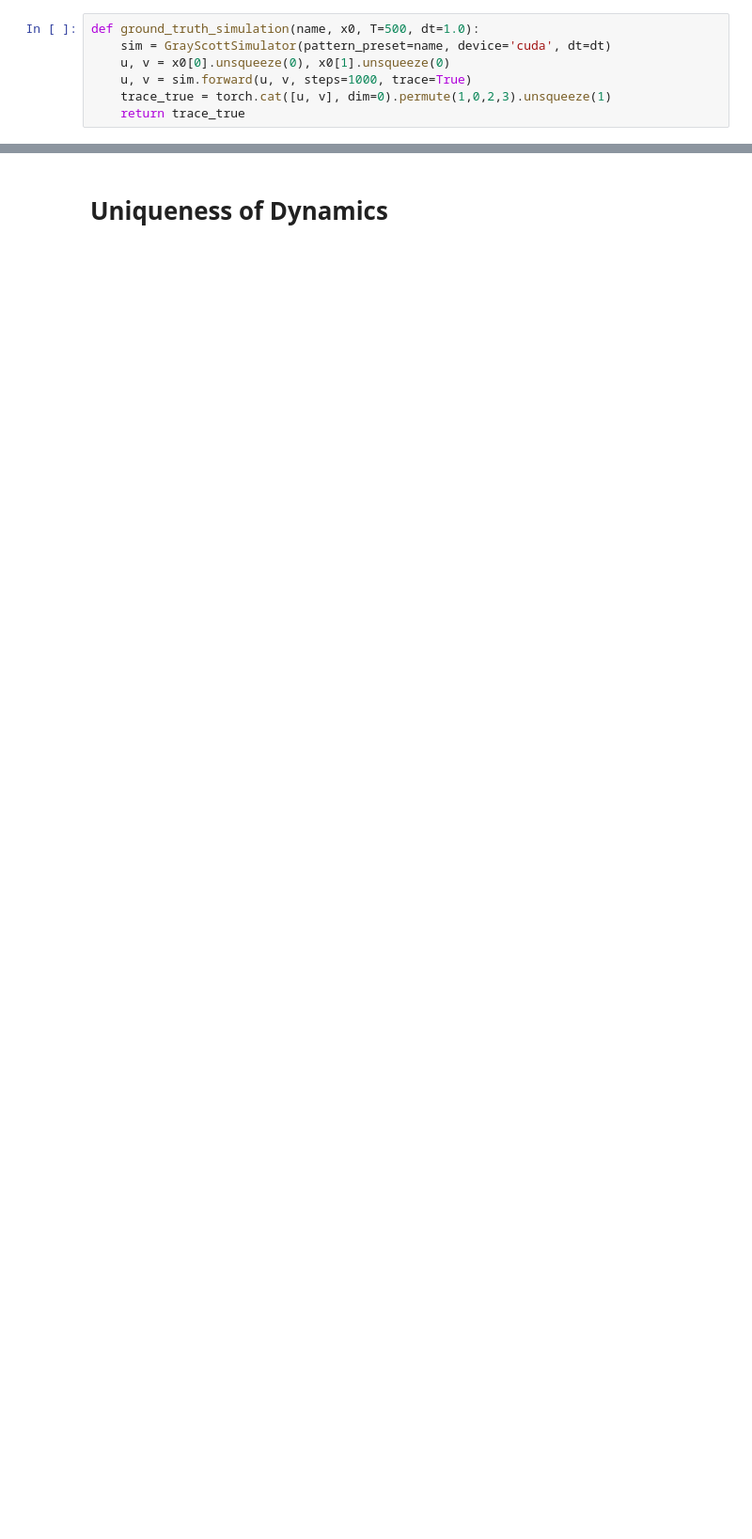
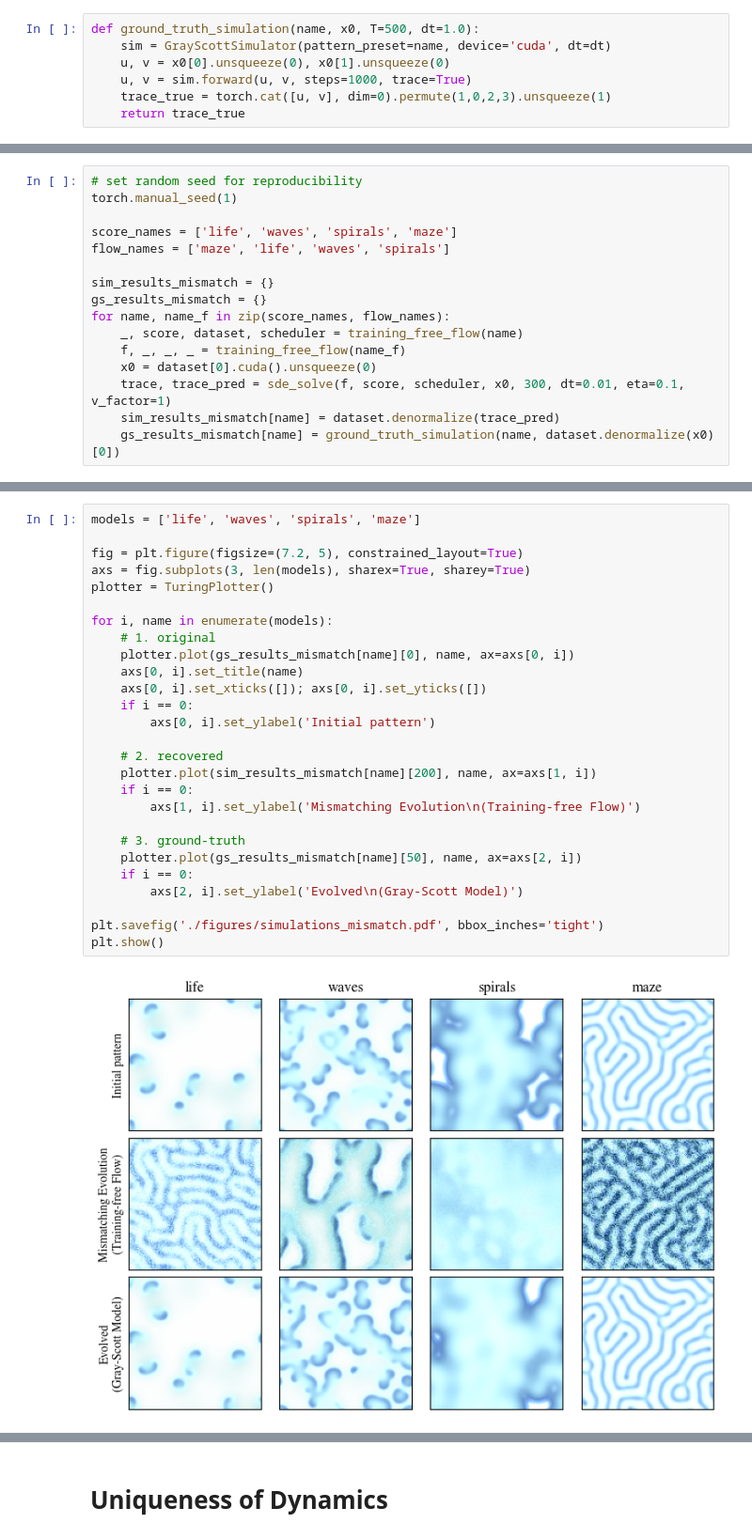
Before and after one commit to Zhangyanbo/pattern_to_dynamics, a Jupyter notebook: 2D_continous/training_free_turing.ipynb, the cells around one changed output, grey strips where cells are left out. Shown at 94% size. Drawn from its saved outputs; the diff is of its cells as text; blank space fills up the shorter version.

```diff
--- a/2D_continous/training_free_turing.ipynb
+++ b/2D_continous/training_free_turing.ipynb
@@ -85,0 +138,16 @@ plt.show()
+# %%
+# set random seed for reproducibility
+torch.manual_seed(1)
+
+score_names = ['life', 'waves', 'spirals', 'maze']
+flow_names = ['maze', 'life', 'waves', 'spirals']
+
+sim_results_mismatch = {}
+gs_results_mismatch = {}
+for name, name_f in zip(score_names, flow_names):
+    _, score, dataset, scheduler = training_free_flow(name)
+    f, _, _, _ = training_free_flow(name_f)
+    x0 = dataset[0].cuda().unsqueeze(0)
+    trace, trace_pred = sde_solve(f, score, scheduler, x0, 300, dt=0.01, eta=0.1, v_factor=1)
+    sim_results_mismatch[name] = dataset.denormalize(trace_pred)
+    gs_results_mismatch[name] = ground_truth_simulation(name, dataset.denormalize(x0)[0])
@@ -85,0 +187,29 @@ plt.show()
+# %%
+models = ['life', 'waves', 'spirals', 'maze']
+
+fig = plt.figure(figsize=(7.2, 5), constrained_layout=True)
+axs = fig.subplots(3, len(models), sharex=True, sharey=True)
+plotter = TuringPlotter()
+
+for i, name in enumerate(models):
+    # 1. original
+    plotter.plot(gs_results_mismatch[name][0], name, ax=axs[0, i])
+    axs[0, i].set_title(name)
+    axs[0, i].set_xticks([]); axs[0, i].set_yticks([])
+    if i == 0:
+        axs[0, i].set_ylabel('Initial pattern')
+
+    # 2. recovered
+    plotter.plot(sim_results_mismatch[name][200], name, ax=axs[1, i])
+    if i == 0:
+        axs[1, i].set_ylabel('Mismatching Evolution\n(Training-free Flow)')
+
+    # 3. ground-truth
+    plotter.plot(gs_results_mismatch[name][50], name, ax=axs[2, i])
+    if i == 0:
+        axs[2, i].set_ylabel('Evolved\n(Gray-Scott Model)')
+
+plt.savefig('./figures/simulations_mismatch.pdf', bbox_inches='tight')
+plt.show()
+# %% [output]
+[figure, added]
```
Also changed, not shown: parts of 22 cells of this notebook.
